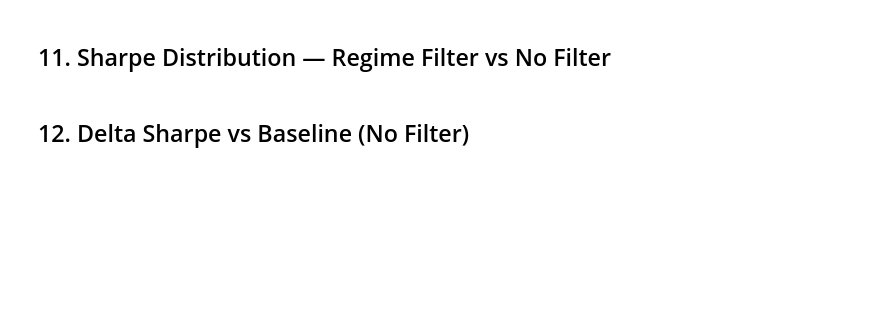
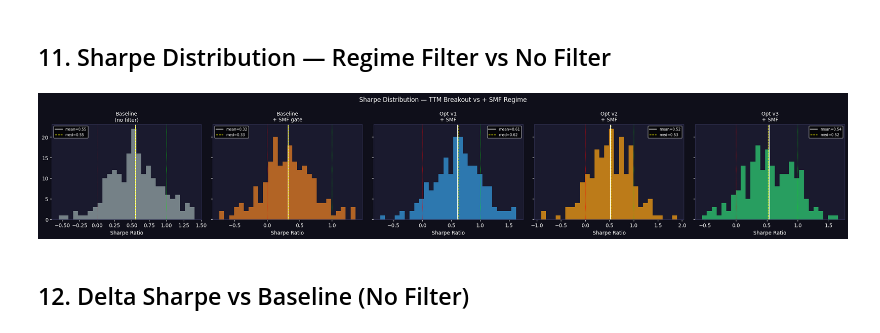
Before and after one commit to phuchuynh0909/all-in-one-portfolio, a Jupyter notebook: notebooks/backtest_005b.ipynb, the cells around one changed output. Cells and saved outputs as stored; diff of their text form; code cells hidden in the pictures; blank space fills up the shorter version.

```diff
--- a/notebooks/backtest_005b.ipynb
+++ b/notebooks/backtest_005b.ipynb
@@ -491,7 +534,7 @@ bull_default, switch_down_default = smf_regime_masks(smf_default)
 # Gate TTM entries with bull regime
 entries_base_filtered = entries_base & bull_default
 # Add switch_down as forced exit on top of ATR trailing
-exits_base_filtered   = exits_base | switch_down_default
+exits_base_filtered   = exits_base
 
 pf_base_smf = vbt.Portfolio.from_signals(
     close=close,
@@ -628,9 +731,13 @@ def pick_best(study, selection=SELECTION):
 
 
 best_trials_smf = {ver: pick_best(studies_smf[ver]) for ver in ['v1', 'v2', 'v3']}
-best_params_smf = {ver: t.params for ver, t in best_trials_smf.items()}
+best_params_smf = {
+    ver: {**FIXED_TTM_PARAMS[ver], **t.params}
+    for ver, t in best_trials_smf.items()
+}
 
 for ver, t in best_trials_smf.items():
     print(f'{ver}  Return={t.values[0]:.2f}%  Sortino={t.values[1]:.3f}')
     smf_keys = [k for k in t.params if k.startswith('smf_')]
     print('  SMF params:', {k: t.params[k] for k in smf_keys})
+    print('  Fixed TTM params:', FIXED_TTM_PARAMS[ver])
@@ -679,7 +798,7 @@ for ver in ['v1', 'v2', 'v3']:
         close, high, low,
         bb_window                 = p['bb_window'],
         bb_multiplier             = p['bb_multiplier'],
-        bb_matype                 = 0,
+        bb_matype                 = p.get('bb_matype', 0),
         kc_window                 = p['kc_window'],
         kc_multiplier             = p['kc_multiplier'],
         kc_atr_period             = p['kc_atr_period'],
@@ -710,10 +829,11 @@ for ver in ['v1', 'v2', 'v3']:
         atr_len    = p['smf_atr_len'],
         min_mult   = p['smf_min_mult'],
         max_mult   = p['smf_max_mult'],
+        basis_type = p['smf_basis_type'],
     )
     bull_regime, switch_down = smf_regime_masks(smf)
     entries = entries & bull_regime
-    exits   = exits   | switch_down
+    exits   = exits.vbt   | switch_down.vbt
 
     pf = vbt.Portfolio.from_signals(
         close=close, entries=entries, exits=exits,
@@ -749,11 +924,16 @@ def version_stats(label, pf):
         'Trades median':    int(pf.trades.count().median()),
     }
 
-
 rows = [
     version_stats('Baseline (no filter)',     pf_base),
     version_stats('Baseline + SMF gate',      pf_base_smf),
-] + [
+]
+if portfolios_ttm:
+    rows += [
+        version_stats(f'Opt {ver} (TTM)', portfolios_ttm[ver])
+        for ver in ['v1', 'v2', 'v3']
+    ]
+rows += [
     version_stats(f'Opt {ver} + SMF', portfolios_smf[ver])
     for ver in ['v1', 'v2', 'v3']
 ]
@@ -763,32 +955,39 @@ stats_df
 ## 11. Sharpe Distribution — Regime Filter vs No Filter
 # %%
 COLORS = {'v1': '#3498db', 'v2': '#f39c12', 'v3': '#2ecc71'}
+portfolios_ttm = globals().get('portfolios_ttm', {})
 
 entries_list = [
     ('Baseline\n(no filter)', pf_base,       '#95a5a6'),
     ('Baseline\n+ SMF gate',  pf_base_smf,   '#e67e22'),
-] + [(f'Opt {ver}\n+ SMF', portfolios_smf[ver], COLORS[ver]) for ver in ['v1', 'v2', 'v3']]
+]
+if portfolios_ttm:
+    entries_list += [(f'Opt {ver}\n(TTM)', portfolios_ttm[ver], COLORS[ver]) for ver in ['v1', 'v2', 'v3']]
+entries_list += [(f'Opt {ver}\n+ SMF', portfolios_smf[ver], COLORS[ver]) for ver in ['v1', 'v2', 'v3']]
 
-fig, axes = plt.subplots(1, 5, figsize=(22, 4), sharey=True)
+n = len(entries_list)
+fig, axes = plt.subplots(1, n, figsize=(max(22, 3.0 * n), 4), sharey=True)
 fig.patch.set_facecolor('#0f0f1a')
 
 for ax, (name, pf, col) in zip(axes, entries_list):
     sv = pf.sharpe_ratio().replace([np.inf, -np.inf], np.nan).dropna()
     ax.set_facecolor('#1a1a2e')
     ax.hist(sv, bins=28, color=col, alpha=0.75, edgecolor='none')
     ax.axvline(sv.mean(),   color='white',  lw=1.5, ls='-',  label=f'mean={sv.mean():.2f}')
     ax.axvline(sv.median(), color='yellow', lw=1.0, ls='--', label=f'med={sv.median():.2f}')
     ax.axvline(0, color='red',  lw=0.8, ls=':')
     ax.axvline(1, color='lime', lw=0.8, ls=':')
     ax.set_title(name, color='white', fontsize=10)
     ax.set_xlabel('Sharpe Ratio', color='white')
     ax.tick_params(colors='white')
     ax.legend(fontsize=7)
     for sp in ax.spines.values(): sp.set_edgecolor('#333355')
 
 plt.suptitle('Sharpe Distribution — TTM Breakout vs + SMF Regime', color='white', fontsize=12)
 plt.tight_layout()
 plt.show()
+# %% [output]
+[figure, added]
 # %% [markdown]
 ## 12. Delta Sharpe vs Baseline (No Filter)
 # %%
```
Also changed, not shown: parts of 19 cells of this notebook, 30 other files.
